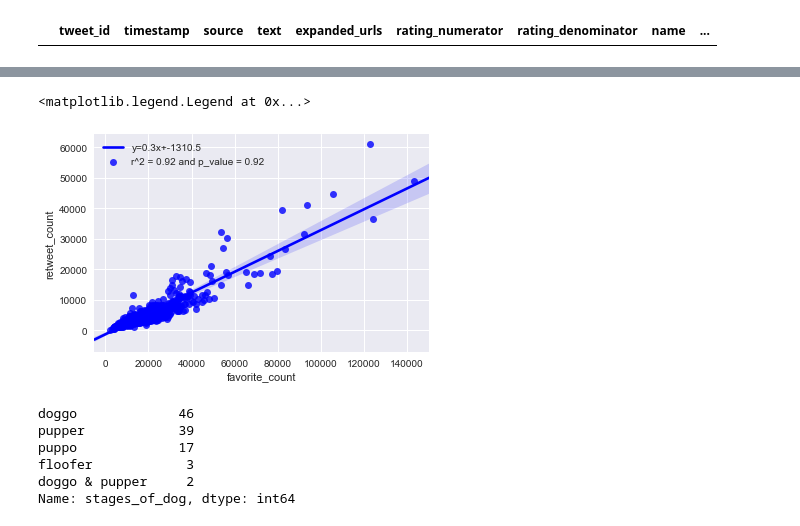
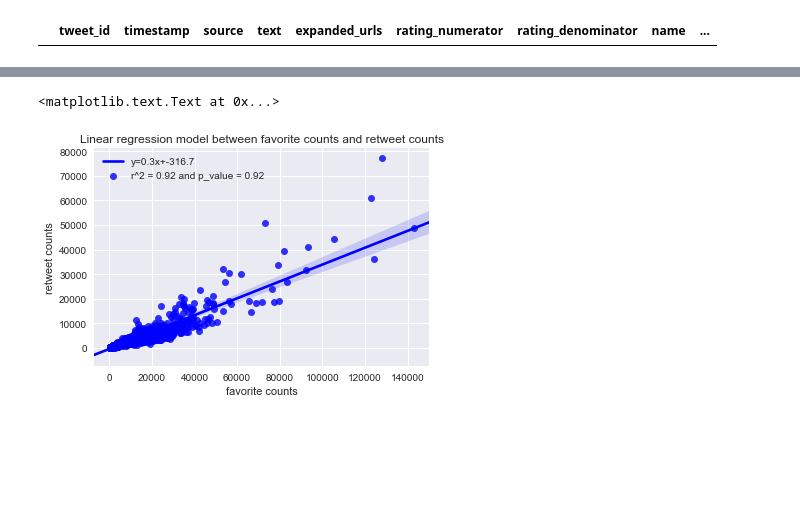
Before and after one commit to linhbellamai3/Rate-Dog-Twitter, a Jupyter notebook: wrangle_act.ipynb, the cells around one changed output, grey strips where cells are left out. Cells and saved outputs as stored; diff of their text form; code cells hidden in the pictures; blank space fills up the shorter version.

```diff
--- a/wrangle_act.ipynb
+++ b/wrangle_act.ipynb
@@ -1013,3 +1191,3 @@ twitter_archive_enhanced.to_csv('twitter_archive_enhanced.csv')
 # %%
-tae = pd.read_csv('twitter_archive_enhanced.csv')
+tae = pd.read_csv('twitter_archive_master.csv')
 # %%
@@ -1043,0 +1214,2 @@ sns.distplot(tae['favorite_count'], kde=False,bins=30)
+# %%
+tae['timestamp'] = pd.to_datetime(tae['timestamp'])
@@ -1044,20 +1255,15 @@ sns.distplot(tae['favorite_count'], kde=False,bins=30)
 # %%
 slope, intercept, r_value, p_value, std_err = stats.linregress(tae['favorite_count'],tae['retweet_count'])
 
 # use line_kws to set line label for legend
+fig = plt.figure()
 ax = sns.regplot(x='favorite_count', y='retweet_count', data=tae, color='b',
                  line_kws={'label':"y={0:.1f}x+{1:.1f}".format(slope,intercept)},
                 label = "r^2 = {0:.2f} and p_value = {0:.2f}".format(r_value, p_value))
 ax.legend()
+ax.set_xlabel('favorite counts')
+ax.set_ylabel('retweet counts')
+ax.set_title('Linear regression model between favorite counts and retweet counts')
 # %% [output]
-<matplotlib.legend.Legend at 0x...>
+<matplotlib.text.Text at 0x...>
-[figure, old version]
+[figure, new version]
-# %%
-tae['stages_of_dog'].value_counts()
-# %% [output]
-doggo             46
-pupper            39
-puppo             17
-floofer            3
-doggo & pupper     2
-Name: stages_of_dog, dtype: int64
```
Also changed, not shown: parts of 82 cells of this notebook, 1 other file.
